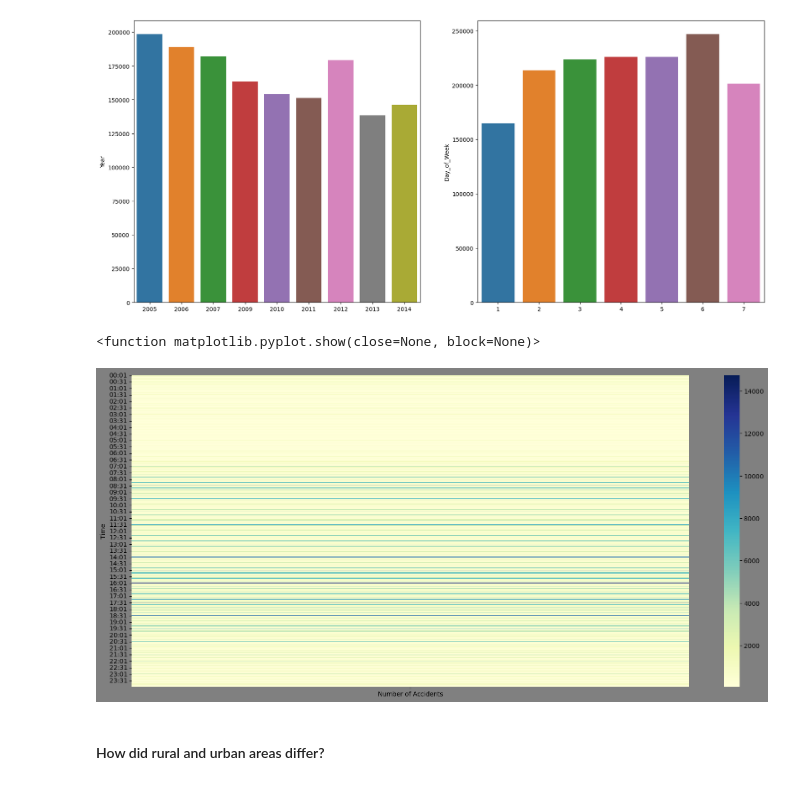
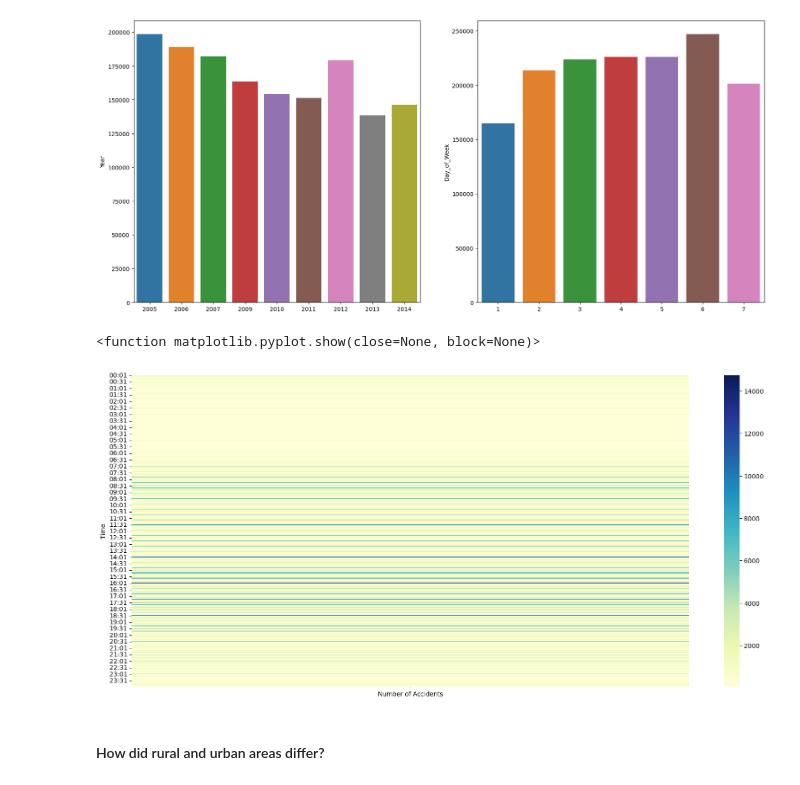
Before and after one commit to BT811/DataScience, a Jupyter notebook: TrafficAccidentsAnalysis/dataAnalysis.ipynb, the cells around one changed output. Cells and saved outputs as stored; diff of their text form; code cells hidden in the pictures.

```diff
--- a/TrafficAccidentsAnalysis/dataAnalysis.ipynb
+++ b/TrafficAccidentsAnalysis/dataAnalysis.ipynb
@@ -160,17 +160,17 @@ sns.barplot(y=weak_rate,x=weak_rate.index)
 # %%
 time = df["Time"].value_counts()
 
 time_df = pd.DataFrame(time, index=df["Time"])
 time_df.columns =['Number of Accidents']
 time_heat = time_df.groupby('Time').min()
 
-plt.figure(figsize = (20,9),facecolor='grey')
+plt.figure(figsize = (20,9))
 ax = sns.heatmap(time_heat,cmap="YlGnBu")
 plt.yticks(rotation =0)
 plt.show
 # %% [output]
 <function matplotlib.pyplot.show(close=None, block=None)>
-[figure, old version]
+[figure, new version]
 # %% [markdown]
 #### How did rural and urban areas differ?
 # %%
```
Also changed, not shown: parts of 1 cell of this notebook.
